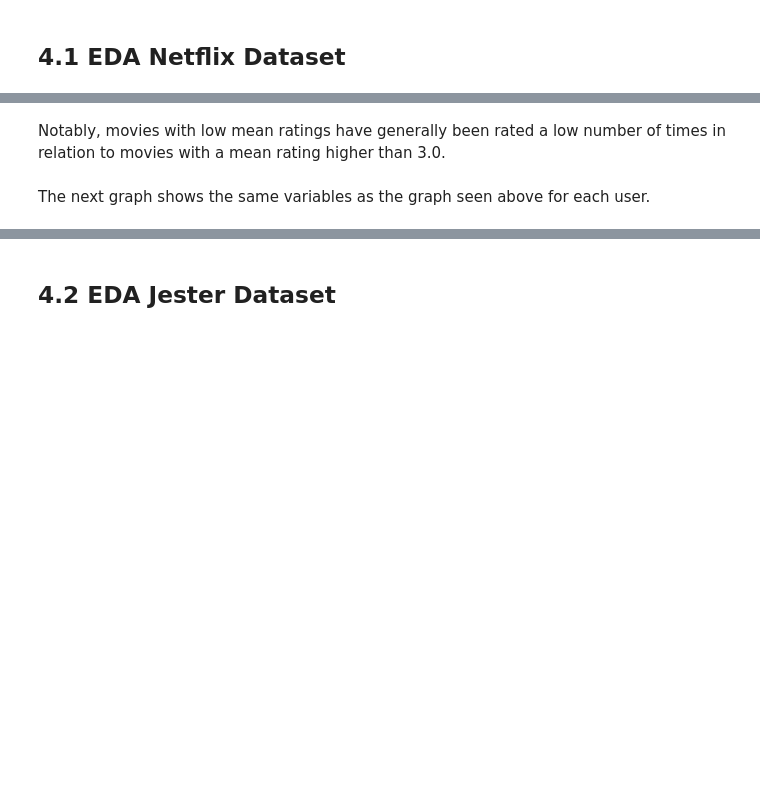
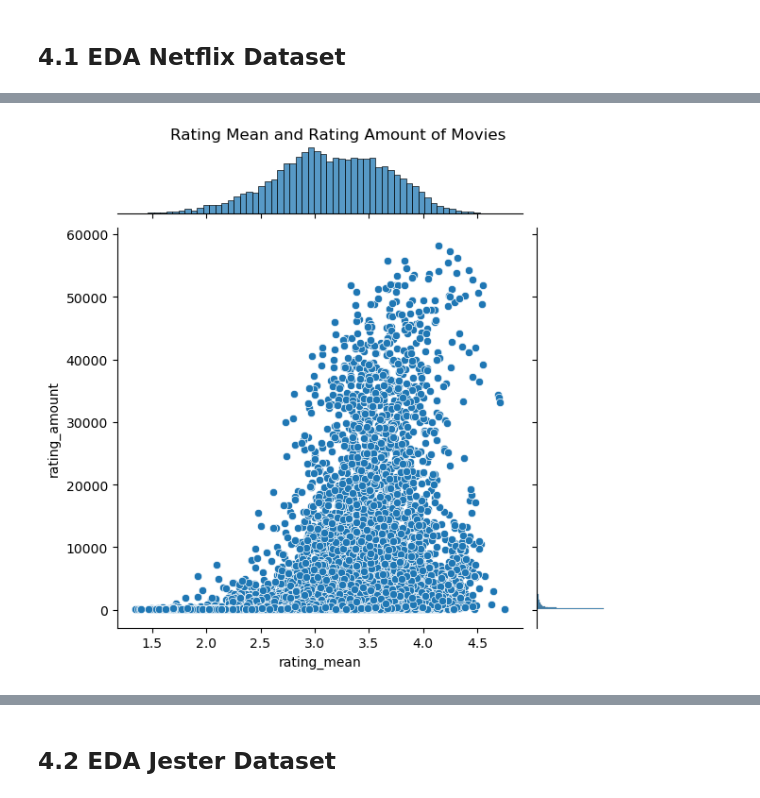
Before and after one commit to ValentijnBraun/RecSys_SDM, a Jupyter notebook: RecSys_Netflix_SVD_ValentijnBraun.ipynb, the cells around one changed output, grey strips where cells are left out. Saved outputs shown, nothing was run; the diff lists cells and outputs as text; code cells hidden in the pictures; blank space fills up the shorter version.

```diff
--- a/RecSys_Netflix_SVD_ValentijnBraun.ipynb
+++ b/RecSys_Netflix_SVD_ValentijnBraun.ipynb
@@ -126,8 +127,8 @@ filtered_movie_count = filtered_netflix_df[['itemId','userId']].groupby('itemId'
 filtered_user_count = filtered_netflix_df[['itemId','userId']].groupby('userId').count().reset_index().rename(columns={'itemId':'item_count'})
 
 # Defining the minimal percentage of items that a user has to have rated to be included
-required_rated_percentage = 0.05
-print('Filtering out users that have rated less than {0}% of all movies'.format(int(required_rated_percentage*100)))
+required_rated_percentage = 0.025
+print('Filtering out users that have rated less than {0} percent of all movies'.format((required_rated_percentage*100)))
 
 # Check if the userId exists when the total amount of items rated by a user (filtered_user_count['item_count']), divided by the total amount of movies (len(filtered_movie_count)' is bigger than the required_rated_percentage
 filtered_netflix_df = filtered_netflix_df[filtered_netflix_df['userId'].isin(filtered_user_count[filtered_user_count['item_count']/len(filtered_movie_count) > required_rated_percentage]['userId'])]
@@ -135,5 +136,5 @@ print('Length of filtered dataset: {0} \n'.format(len(filtered_netflix_df)))
 
 print('Filtering out movies that have been rated by fewer than {0} users'.format(50))
 filtered_netflix_df = filtered_netflix_df[filtered_netflix_df['itemId'].isin(filtered_movie_count[filtered_movie_count['user_count']>50]['itemId'])]
-print('Length of filtered dataset:',len(filtered_netflix_df))
+print('Length of filtered dataset: ',len(filtered_netflix_df))
 # %% [output]
@@ -211,8 +248,6 @@ The following graph shows for each movie (as a dot) what its mean rating is in c
 # %%
-# plt = sns.jointplot(x='rating_mean', y='rating_amount', data=filtered_df.groupby('itemId').agg(rating_mean = ('rating', 'mean'), rating_amount = ('rating', 'count')).reset_index())
-# plt.fig.suptitle("Rating Mean and Rating Amount of Movies")
-# plt.fig.subplots_adjust(top=0.95)
+plt = sns.jointplot(x='rating_mean', y='rating_amount', data=filtered_netflix_df.groupby('itemId').agg(rating_mean = ('rating', 'mean'), rating_amount = ('rating', 'count')).reset_index())
+plt.fig.suptitle("Rating Mean and Rating Amount of Movies")
+plt.fig.subplots_adjust(top=0.95)
+# %% [output]
+[figure, added]
-# %% [markdown]
-Notably, movies with low mean ratings have generally been rated a low number of times in relation to movies with a mean rating higher than 3.0.
-# %% [markdown]
-The next graph shows the same variables as the graph seen above for each user.
```
Also changed, not shown: parts of 72 cells of this notebook.
